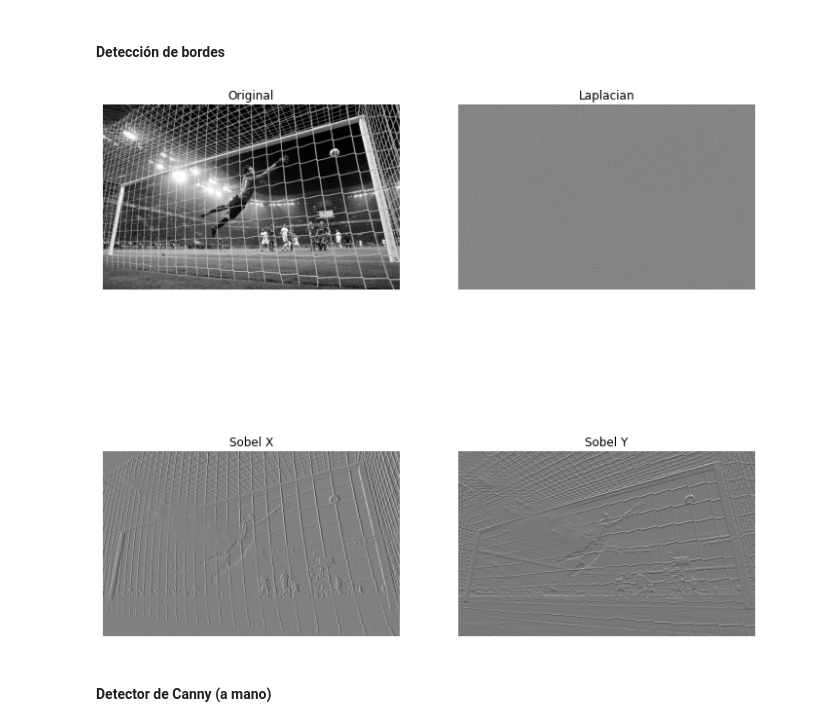
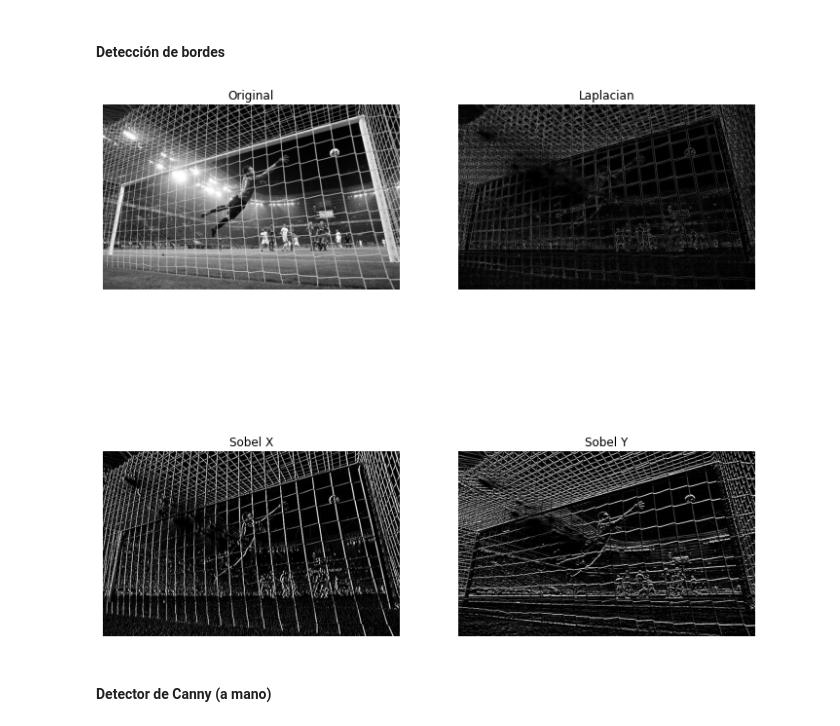
Before and after one commit to FIUBA-Posgrado-Inteligencia-Artificial/vision_computadora_I, a Jupyter notebook: Codigo/Clase3/02.Bordes.ipynb, the cells around one changed output. Drawn from its saved outputs; the diff is of its cells as text; code cells hidden in the pictures.

```diff
--- a/Codigo/Clase3/02.Bordes.ipynb
+++ b/Codigo/Clase3/02.Bordes.ipynb
@@ -11,27 +11,27 @@ import time
 # %%
 img = cv.imread('golazo.jpg',0)
 
 #grises=True
-grises=True
+grises=False
 if grises:
     # En escala de grises
     laplacian = cv.Laplacian(img, cv.CV_64F)
     sobelx = cv.Sobel(img, cv.CV_64F, 1, 0, ksize=3)
     sobely = cv.Sobel(img,cv.CV_64F,0,1,ksize=3)
 else:
     # En blanco y negro
     laplacian = cv.Laplacian(img,cv.CV_8U)
     sobelx = cv.Sobel(img,cv.CV_8U,1,0,ksize=3)
     sobely = cv.Sobel(img,cv.CV_8U,0,1,ksize=3)
 
 
 sv.plot_images_grid(
     images=[img, laplacian, sobelx, sobely],
     titles=["Original", "Laplacian", "Sobel X", "Sobel Y"],
     grid_size=(2 ,2)
 )
 # %% [output]
-[figure, old version]
+[figure, new version]
 # %% [markdown]
 #### Detector de Canny (a mano)
 # %%
```
Also changed, not shown: 2 other files.
